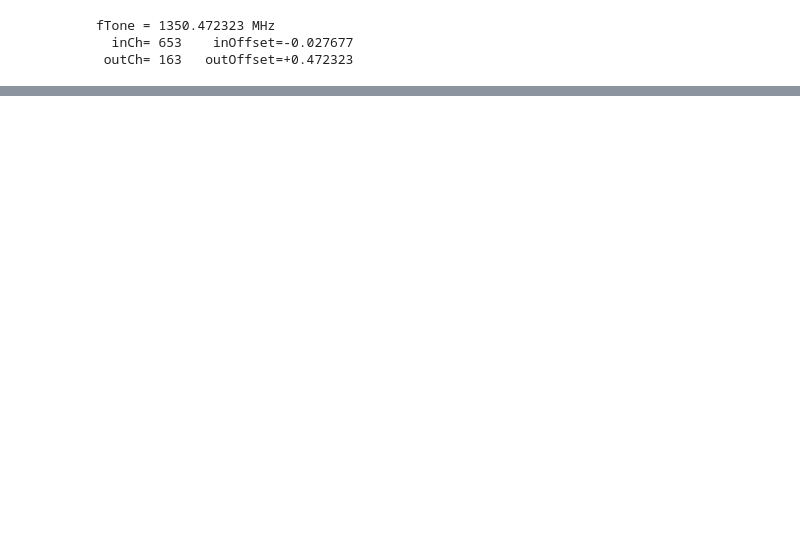
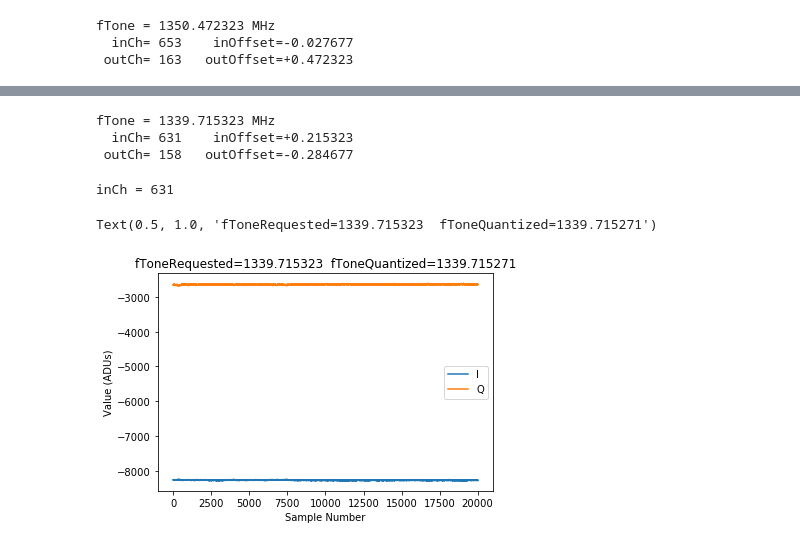
Before and after one commit to openquantumhardware/qick-tools, a Jupyter notebook: mkids/tutorial_04_one_tone.ipynb, the cells around one changed output, grey strips where cells are left out. Cells and saved outputs as stored; diff of their text form; code cells hidden in the pictures; blank space fills up the shorter version.

```diff
--- a/mkids/tutorial_04_one_tone.ipynb
+++ b/mkids/tutorial_04_one_tone.ipynb
@@ -54,0 +73,33 @@ plt.title("fToneRequested=%.6f  fToneQuantized=%.6f"%(fTone, mkids.multiFreqs[0]
+# %%
+# Choose a tone frequency
+fTone = fMixer + mkids.fsOut/np.pi - 10.234
+inCh,inOffset = mkids.inFreq2chOffset(fTone)
+outCh,outOffset = mkids.outFreq2chOffset(fTone)
+print("fTone = %.6f MHz"%fTone)
+print("  inCh=%4d    inOffset=%+.6f"%(inCh, inOffset))
+print(" outCh=%4d   outOffset=%+.6f"%(outCh, outOffset))
+# %% [output]
+fTone = 1339.715323 MHz
+  inCh= 631    inOffset=+0.215323
+ outCh= 158   outOffset=-0.284677
+# %%
+amplitudes = np.array([0.9])
+frequencies = np.array([fTone])
+fis = np.array([1.234])
+mkids.setMultiTones(frequencies, amplitudes, fis, fMixer, verbose=False)
+mkids.setStreamLength(20000)
+xs = mkids.readAllMultiTones(nt=nt)
+inCh = list(xs.keys())[0]
+print("inCh =",inCh)
+iValues = np.real(xs[inCh])
+qValues = np.imag(xs[inCh])
+plt.plot(iValues, label="I")
+plt.plot(qValues, label="Q")
+plt.xlabel("Sample Number")
+plt.ylabel("Value (ADUs)")
+plt.legend()
+plt.title("fToneRequested=%.6f  fToneQuantized=%.6f"%(fTone, mkids.multiFreqs[0]))
+# %% [output]
+inCh = 631
+Text(0.5, 1.0, 'fToneRequested=1339.715323  fToneQuantized=1339.715271')
+[figure, added]
```
Also changed, not shown: parts of 3 cells of this notebook, 1 other file.
